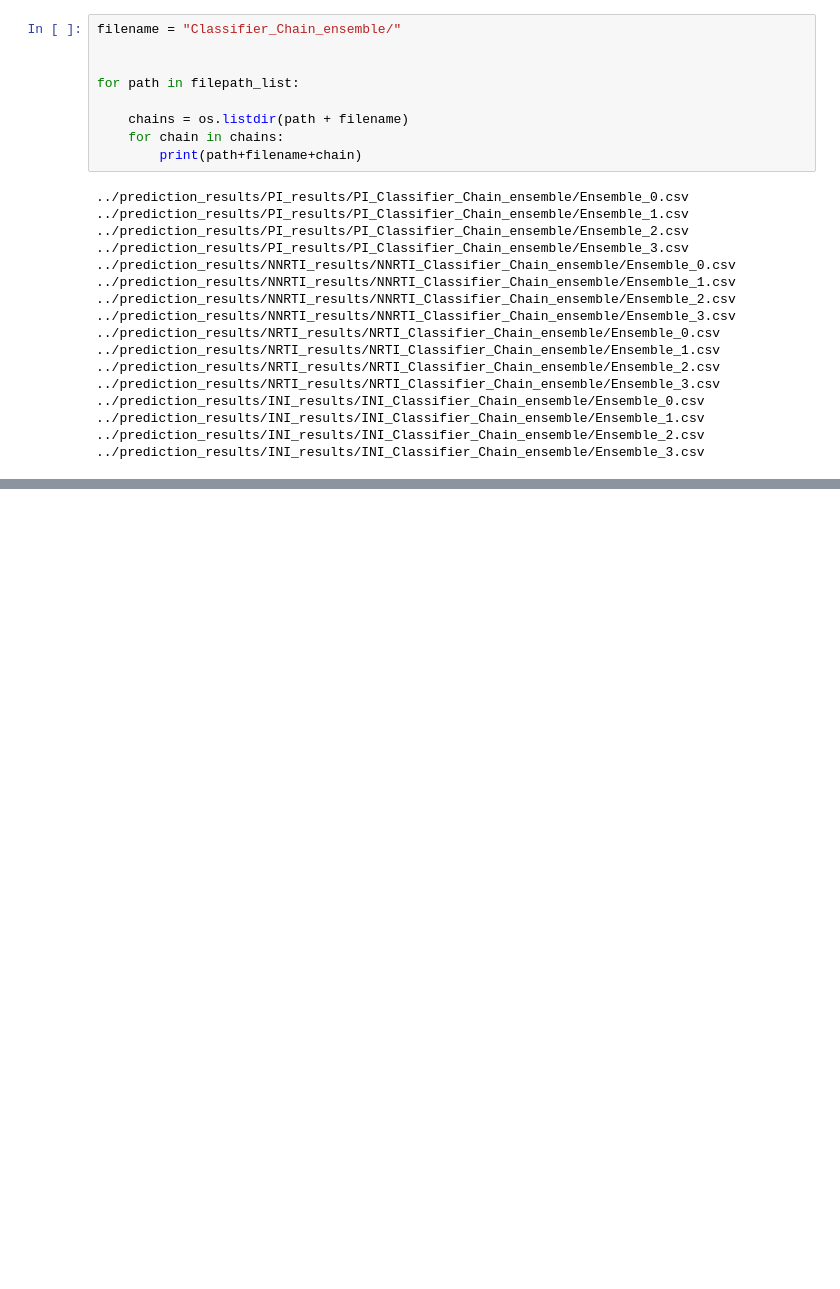
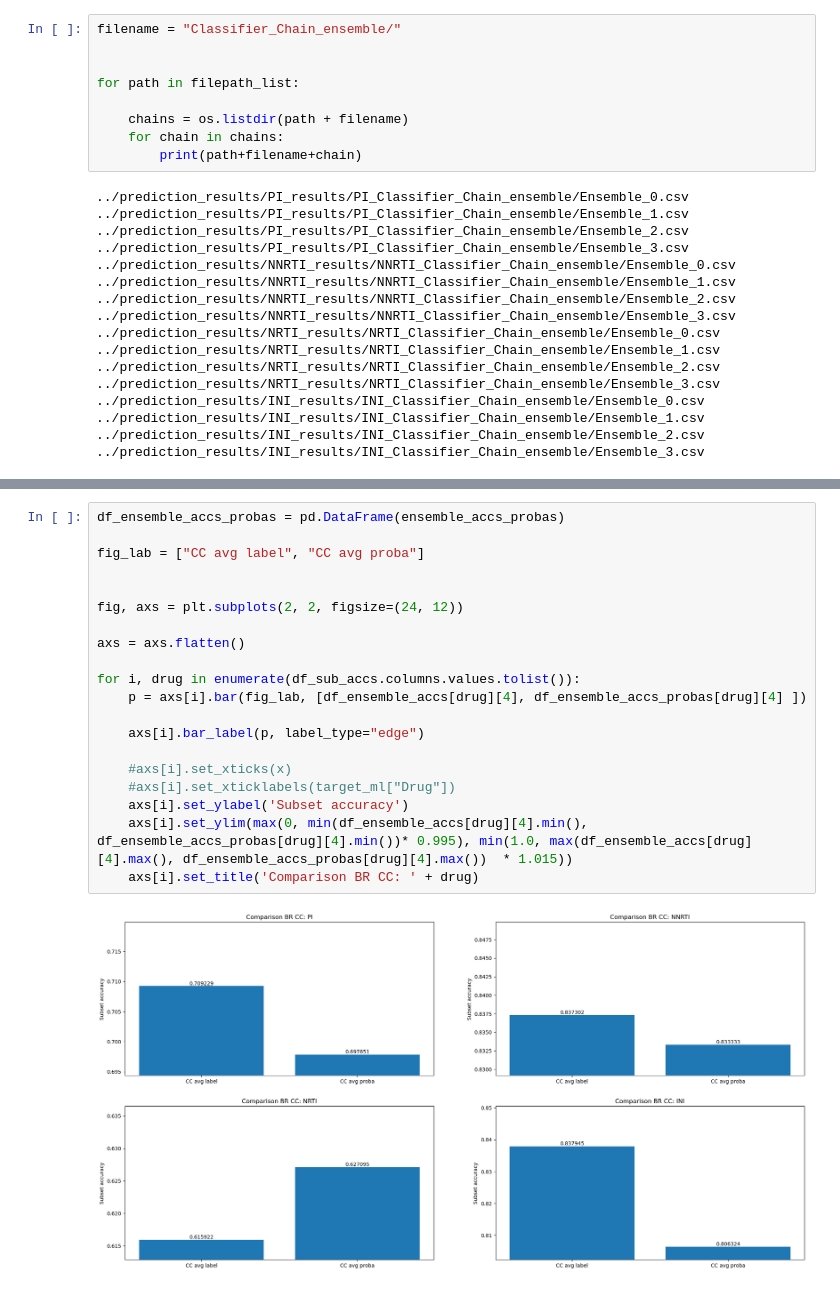
Before and after one commit to FloAvis/Masterthesis_TabPFN_HIV, a Jupyter notebook: statistics/CC_ensemble_statistics.ipynb, the cells around one changed output, grey strips where cells are left out. Drawn from its saved outputs; the diff is of its cells as text; blank space fills up the shorter version.

```diff
--- a/statistics/CC_ensemble_statistics.ipynb
+++ b/statistics/CC_ensemble_statistics.ipynb
@@ -235,3 +295,25 @@ plt.savefig("../figures/BR_CC_kfold_model_comparison.png")
+# %%
+df_ensemble_accs_probas = pd.DataFrame(ensemble_accs_probas)
+
+fig_lab = ["CC avg label", "CC avg proba"]
+
+
+fig, axs = plt.subplots(2, 2, figsize=(24, 12))
+
+axs = axs.flatten()
+
+for i, drug in enumerate(df_sub_accs.columns.values.tolist()):
+    p = axs[i].bar(fig_lab, [df_ensemble_accs[drug][4], df_ensemble_accs_probas[drug][4] ])
+
+    axs[i].bar_label(p, label_type="edge")
+
+    #axs[i].set_xticks(x)
+    #axs[i].set_xticklabels(target_ml["Drug"])
+    axs[i].set_ylabel('Subset accuracy')
+    axs[i].set_ylim(max(0, min(df_ensemble_accs[drug][4].min(), df_ensemble_accs_probas[drug][4].min())* 0.995), min(1.0, max(df_ensemble_accs[drug][4].max(), df_ensemble_accs_probas[drug][4].max())  * 1.015))
+    axs[i].set_title('Comparison BR CC: ' + drug)
+# %% [output]
+[figure, added]
 # %%
 files = ["Binary_Relevance_5_fold_MOC_prediction.csv", "Binary_Relevance_5_fold_homebrew_prediction.csv", "Classifier_Chain_5_fold_homebrew_prediction.csv"]
 
```
Also changed, not shown: parts of 12 cells of this notebook, 2 other files.
